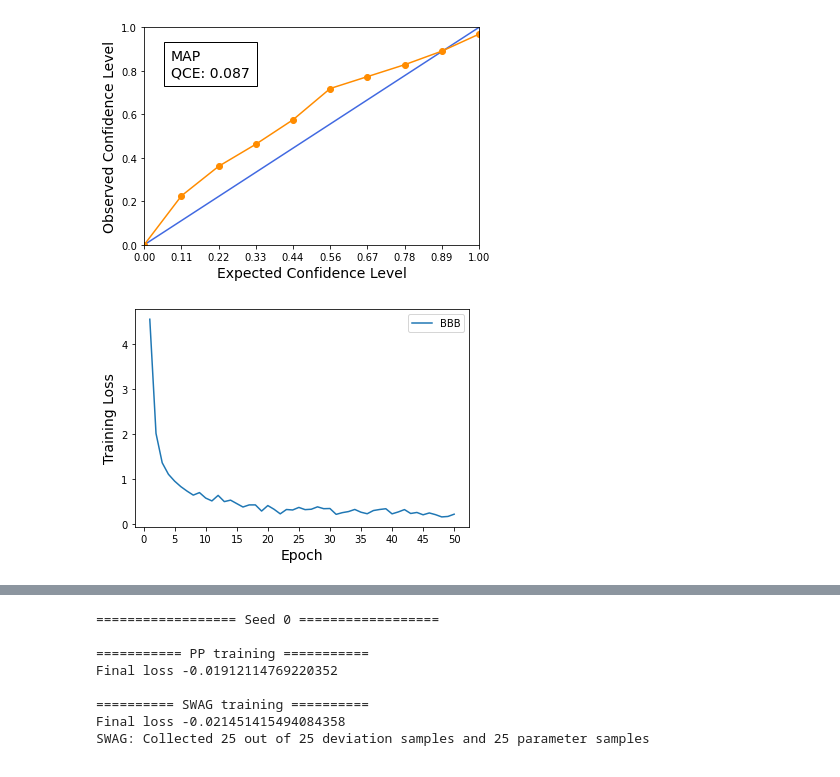
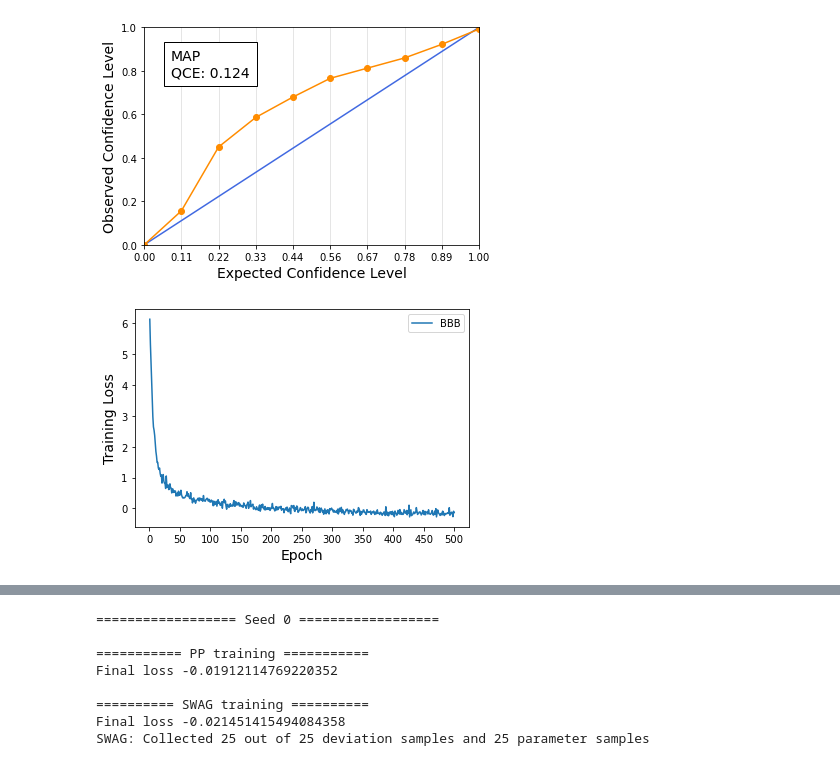
Before and after one commit to Feuermagier/VariationalBayesianDL, a Jupyter notebook: UCI.ipynb, the cells around one changed output, grey strips where cells are left out. Saved outputs shown, nothing was run; the diff lists cells and outputs as text; code cells hidden in the pictures.

```diff
--- a/UCI.ipynb
+++ b/UCI.ipynb
@@ -22,2 +19,34 @@ The autoreload extension is already loaded. To reload it, use:
 # %%
 device = torch.device("cpu")
+# %%
+from training.pp import MAP
+from training.swag import SwagModel
+from training.util import adam
+torch.manual_seed(0)
+
+batch_size = 32
+dataset = UCIDatasets("yacht", "/mnt/d/Uni/Bachelorarbeit/linux/data/", test_percentage=0.2, subsample=1)
+trainloader = torch.utils.data.DataLoader(dataset.train_set, batch_size, shuffle=False)
+testloader = torch.utils.data.DataLoader(dataset.test_set, batch_size, shuffle=False)
+init_var = torch.tensor(0.25).to(device).repeat(dataset.out_dim)
+def make_res(name, eval_fn, samples):
+    return RegressionResults(testloader, name, eval_fn, samples, device, target_mean=dataset.target_mean, target_std=dataset.target_std)
+
+config = {
+    "start_epoch": 800,
+    "mean_samples": 100,
+    "deviation_samples": 30
+}
+layers = [
+    ("fc", (dataset.in_dim, 50)),
+    ("relu", ()),
+    ("fc", (50, 1)),
+    ("gauss", (init_var, False))
+]
+map_model = SwagModel(layers, config)
+map_model.train_model(1000, nll_loss, adam(1e-3, 1e-4), trainloader, batch_size, device, report_every_epochs=100)
+#model.train_model(50, nll_loss, adam(1e-2), trainloader, batch_size, device, mc_samples=10, report_every_epochs=100)
+res = make_res("MAP", map_model.infer, 1000)
+
+plot_table("Power", [[res]])
+plot_calibration("MAP", res, plt.subplot())
@@ -41,7 +93,7 @@ layers = [
     ("gauss", (init_var, False))
 ]
 model = VOGNModule(layers)
-model.train_model(50, nll_loss, {"lr": 1e-2, "prior_prec": 10.0, "damping": 1e-7, "betas": (0.5, 0.999), "sample": True}, trainloader, batch_size, device, mc_samples=5, report_every_epochs=100)
+model.train_model(500, nll_loss, {"lr": 1e-3, "prior_prec": 10.0, "damping": 0, "betas": (0.9, 0.999), "sample": True}, trainloader, batch_size, device, mc_samples=2, report_every_epochs=100)
 #model.train_model(50, nll_loss, adam(1e-2), trainloader, batch_size, device, mc_samples=10, report_every_epochs=100)
 res = make_res("MAP", model.infer, 1000)
 
@@ -57,5 +113,5 @@ MAP & $-3.11 \pm nan$ & $18.95 \pm nan$ & $17.06 \pm nan$ & $0.09 \pm nan$ \\
-[figure, old version]
+[figure, new version]
 # %%
 plot_losses("BBB", model.all_losses(), plt.subplot())
 # %% [output]
-[figure, old version]
+[figure, new version]
```
Also changed, not shown: parts of 5 cells of this notebook, 1 other file.
